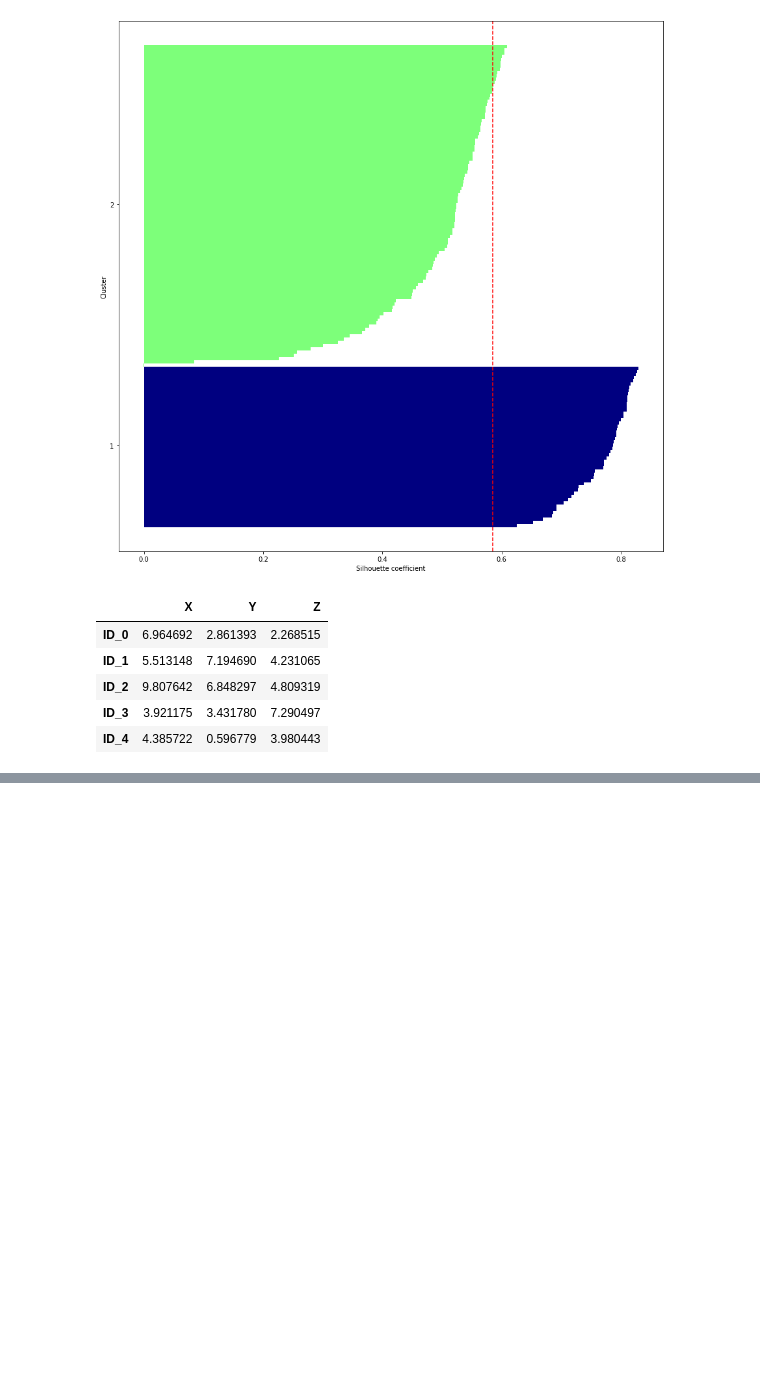
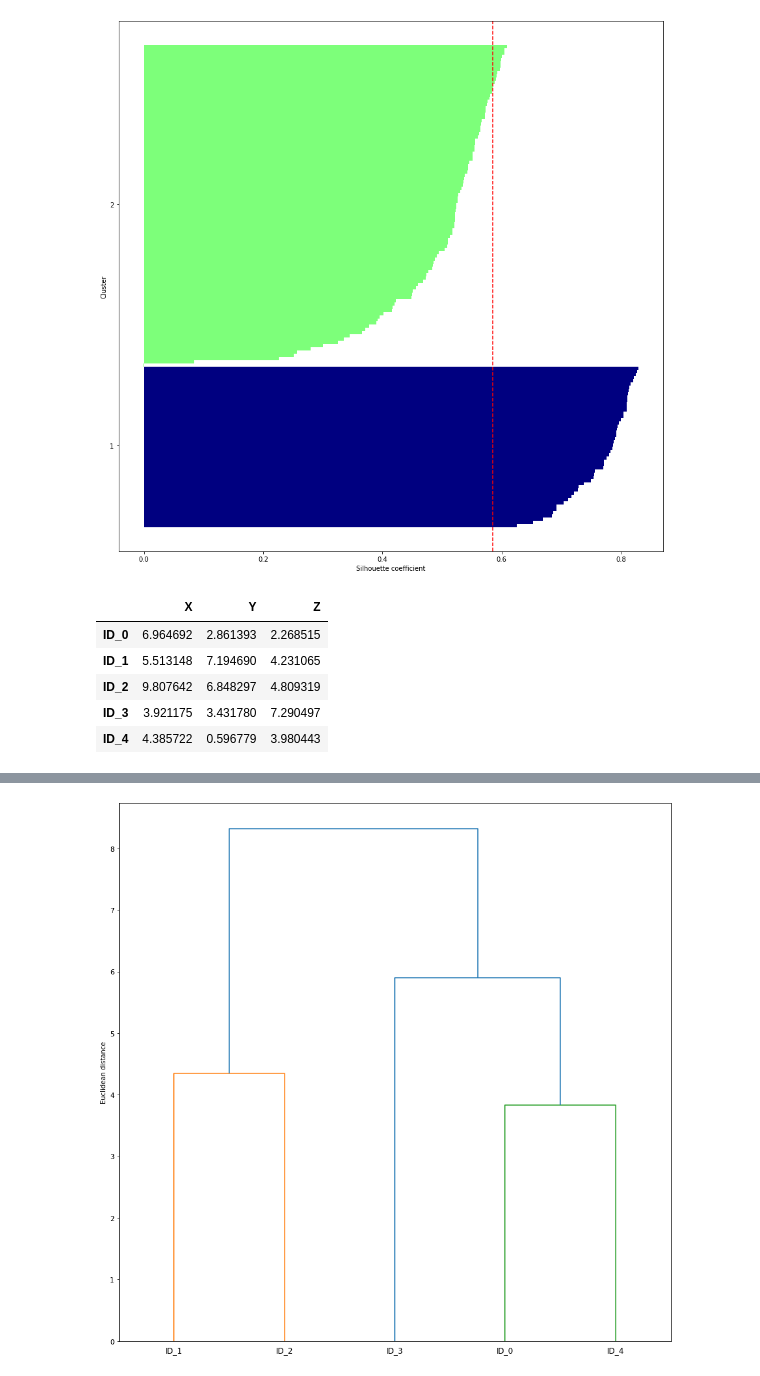
Before and after one commit to slevgolo/book-python-machine-learning, a Jupyter notebook: application/app/Chapter11/clustering.ipynb, the cells around one changed output, grey strips where cells are left out. Saved outputs shown, nothing was run; the diff lists cells and outputs as text; code cells hidden in the pictures; blank space fills up the shorter version.

Commit message:
Finish Chapter 11, hierarchy clustering and DBSCAN

```diff
--- a/application/app/Chapter11/clustering.ipynb
+++ b/application/app/Chapter11/clustering.ipynb
@@ -127,0 +139,4 @@ df
+# %%
+from scipy.cluster.hierarchy import linkage
+row_clusters = linkage(pdist(df, metric='euclidean'), method='complete')
+pd.DataFrame(row_clusters, columns=['row label 1', 'row label 2', 'distance', 'no. of items in cluster'], index=['cluster %d' % (i+1) for i in range(row_clusters.shape[0])])
@@ -127,0 +149,8 @@ df
+# %%
+from scipy.cluster.hierarchy import dendrogram
+plt.figure(figsize=(15,15))
+row_dendr = dendrogram(row_clusters, labels=labels)
+plt.ylabel('Euclidean distance')
+plt.show()
+# %% [output]
+[figure, added]
```
Also changed, not shown: parts of 8 cells of this notebook.
